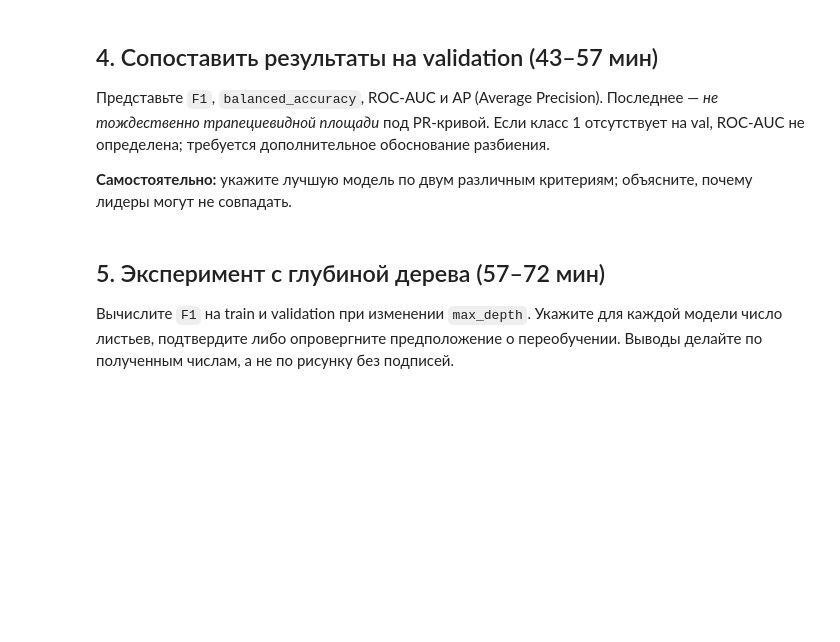
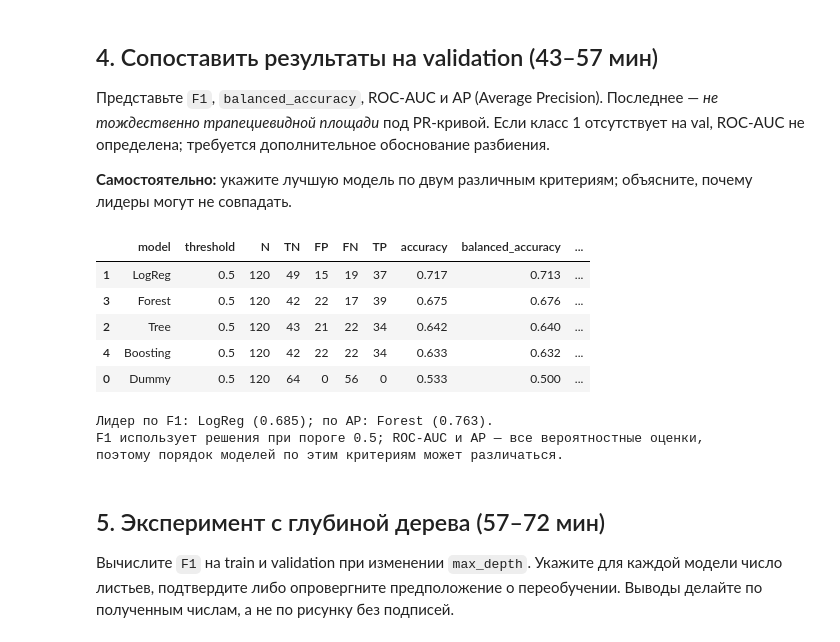
Before and after one commit to Vladislav-Evg-Sid/utmn-master-degree, a Jupyter notebook: tii/lb11/11_student.ipynb, the cells around one changed output. Cells and saved outputs as stored; diff of their text form; code cells hidden in the pictures; blank space fills up the shorter version.

```diff
--- a/tii/lb11/11_student.ipynb
+++ b/tii/lb11/11_student.ipynb
@@ -205,13 +239,29 @@ def metrics_at(y, p, threshold=0.50, model_name=''):
 # %%
 rows = []
 for name, m in models.items():
     prob = positives(m, Xval)
     rows.append(metrics_at(yval, prob, model_name=name))
 val_results = pd.DataFrame(rows).sort_values(['f1','average_precision'], ascending=False)
 display(val_results.round(3))
 val_results.to_csv('11_validation_models.csv', index=False)
 assert set(val_results['model']) == set(CANDIDATES)
 assert val_results['N'].eq(len(val)).all()
+f1_best = val_results.loc[val_results['f1'].idxmax()]
+ap_best = val_results.loc[val_results['average_precision'].idxmax()]
+print(f"Лидер по F1: {f1_best['model']} ({f1_best['f1']:.3f}); "
+      f"по AP: {ap_best['model']} ({ap_best['average_precision']:.3f}).")
+print('F1 использует решения при пороге 0.5; ROC-AUC и AP — все вероятностные оценки,')
+print('поэтому порядок моделей по этим критериям может различаться.')
+# %% [output]
+|  | model | threshold | N | TN | FP | FN | TP | accuracy | balanced_accuracy | ... |
+| 1 | LogReg | 0.5 | 120 | 49 | 15 | 19 | 37 | 0.717 | 0.713 | ... |
+| 3 | Forest | 0.5 | 120 | 42 | 22 | 17 | 39 | 0.675 | 0.676 | ... |
+| 2 | Tree | 0.5 | 120 | 43 | 21 | 22 | 34 | 0.642 | 0.640 | ... |
+| 4 | Boosting | 0.5 | 120 | 42 | 22 | 22 | 34 | 0.633 | 0.632 | ... |
+| 0 | Dummy | 0.5 | 120 | 64 | 0 | 56 | 0 | 0.533 | 0.500 | ... |
+Лидер по F1: LogReg (0.685); по AP: Forest (0.763).
+F1 использует решения при пороге 0.5; ROC-AUC и AP — все вероятностные оценки,
+поэтому порядок моделей по этим критериям может различаться.
 # %% [markdown]
 ## 5. Эксперимент с глубиной дерева (57–72 мин)
 Вычислите `F1` на train и validation при изменении `max_depth`. Укажите для каждой модели число листьев, подтвердите либо опровергните предположение о переобучении. Выводы делайте по полученным числам, а не по рисунку без подписей.
```
Also changed, not shown: parts of 7 cells of this notebook, 9 other files.
